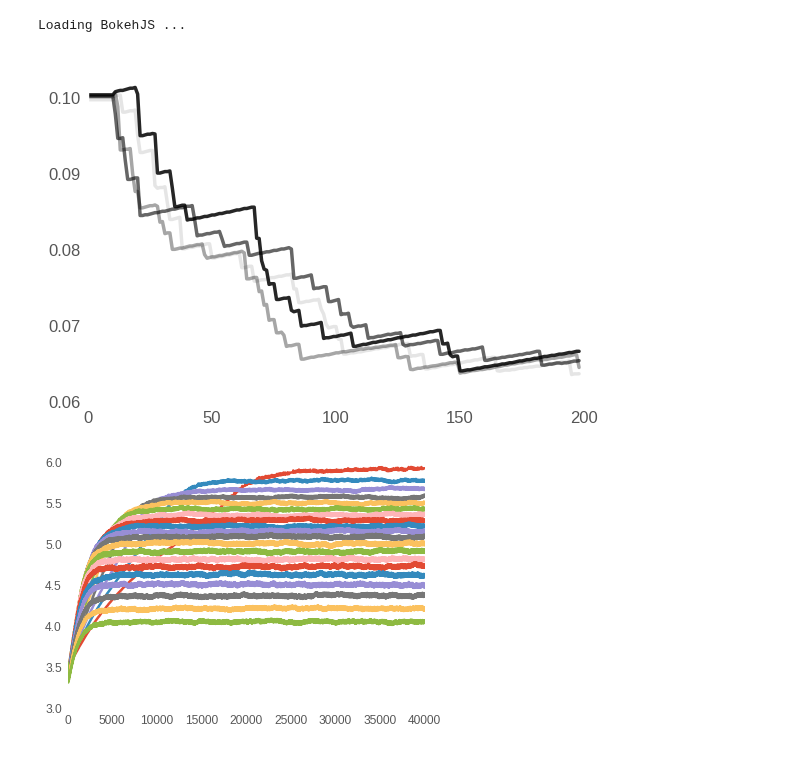
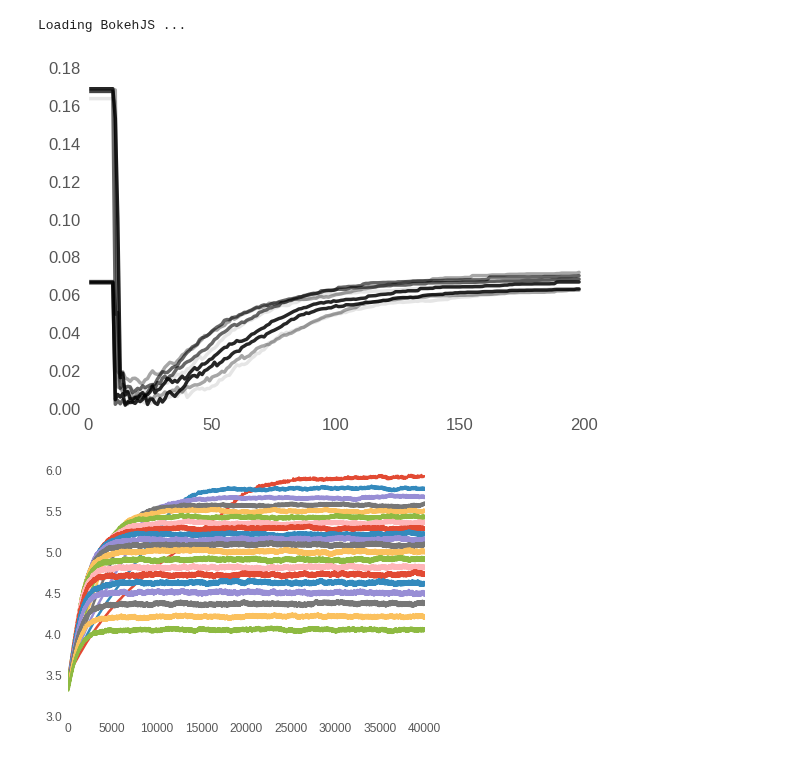
Before and after one commit to gpernelle/cortex, a Jupyter notebook: notebooks/paperSync-figure2.ipynb, the cells around one changed output. Drawn from its saved outputs; the diff is of its cells as text; code cells hidden in the pictures.

Commit message:
change ratio LTP/LTD and connectivity to account for excitatory neurons

```diff
--- a/notebooks/paperSync-figure2.ipynb
+++ b/notebooks/paperSync-figure2.ipynb
@@ -32,18 +32,19 @@ plt.style.use(['seaborn-paper'])
 sns.set_context("paper", font_scale=1.5, rc={"lines.linewidth": 2.5})
 # %%
 gR=[]
-ratio = 1
-path = '../data/GetGammaSteadyState/GetSteadyState700'
+ratio = 1.5
+path = '../data/GetGammaSteadyState/GetSteadyState9900'
 for nu in np.arange(0,200,50):
-    filepath = path + '-tauv-15_g-20_N-1000_T-20000_nu-%d_ratio-%.2f'%(nu,ratio)
-    try:
-        a = np.load(filepath)
-        plt.plot(a['gamma'][:-2], c='black',alpha=(nu+20)/200)
-        gR.append(a['gamma'])
-    except:
-        print('can\'t open %s'%filepath)
+    for g in [4,10]:
+        filepath = path + '-tauv-15_g-%d_N-300_T-20000_nu-%d_ratio-%.2f'%(g, nu,ratio)
+        try:
+            a = np.load(filepath)
+            plt.plot(a['gamma'][:-2], c='black',alpha=(nu+20)/200)
+            gR.append(a['gamma'])
+        except:
+            print('can\'t open %s'%filepath)
 # %% [output]
-[figure, old version]
+[figure, new version]
 # %%
 gR=[]
 for k in np.arange(0,200,10):
```
Also changed, not shown: 5 other files.
